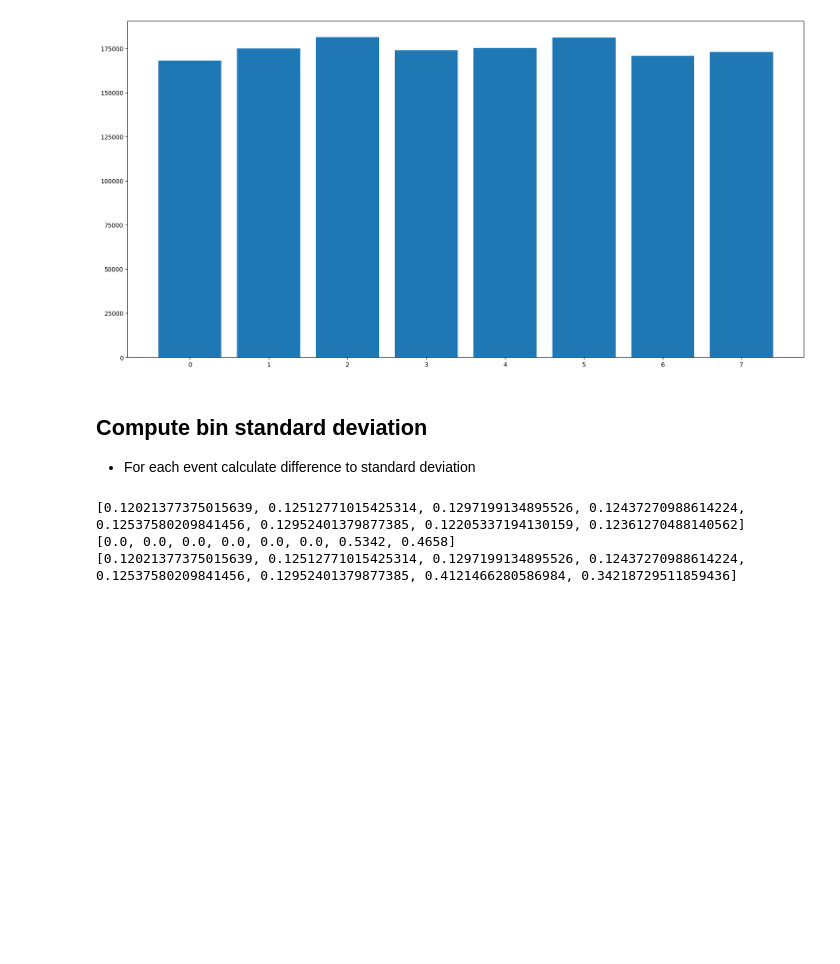
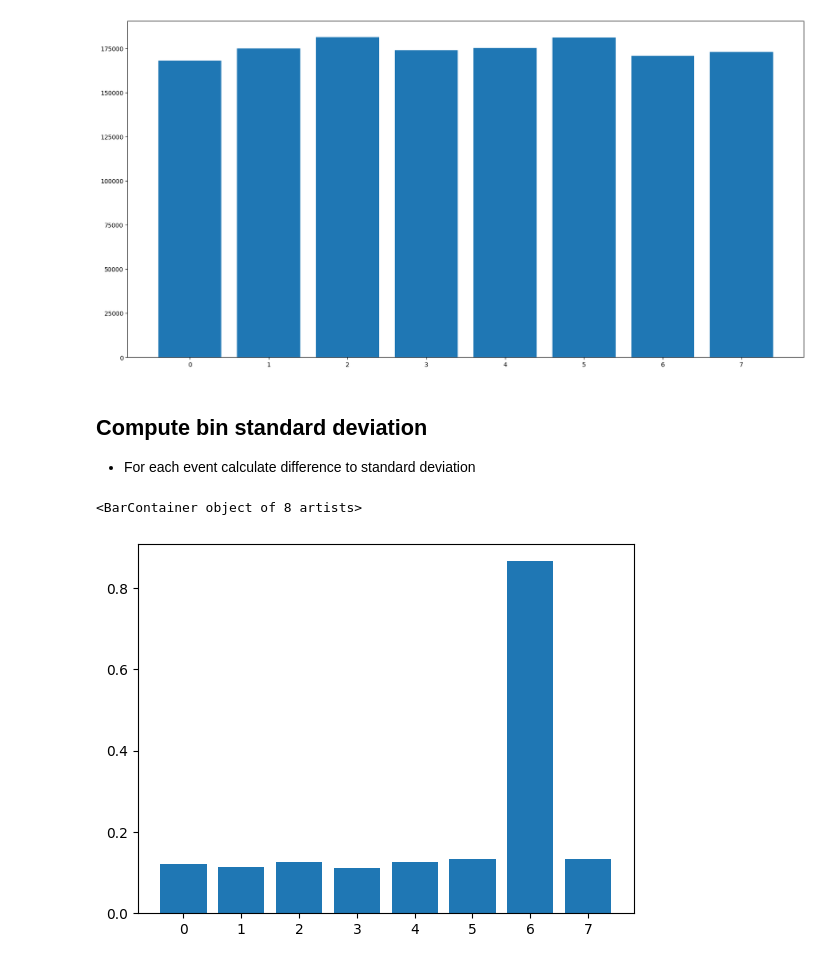
Before and after one commit to YannickLeon/EEGAnalysis, a Jupyter notebook: filtering2.ipynb, the cells around one changed output. Saved outputs shown, nothing was run; the diff lists cells and outputs as text; code cells hidden in the pictures; blank space fills up the shorter version.

Commit message:
single event bin-analysis

```diff
--- a/filtering2.ipynb
+++ b/filtering2.ipynb
@@ -131,24 +126,34 @@ def get_bin_probabilities(bins):
         sum += len(bin)
     return [len(bin)/sum for bin in bins]
 
-def get_bin_deviation(data, timestamp, timespan = 0.1, sampling_rate = 500):
+def get_bin_deviation(data, timestamp, timespan = 0.1*500):
     bins = create_bins(data)
     default = get_bin_probabilities(bins)
-    print(default)
 
-    event_bins = create_bins(data[int((timestamp-timespan/2)*sampling_rate):int((timestamp+timespan/2)*sampling_rate)])
+    event_bins = create_bins(data[int((timestamp-timespan/2)):int((timestamp+timespan/2))])
     event_probability = get_bin_probabilities(event_bins)
-    print(event_probability)
 
     deviation = []
     for i  in range(len(default)):
         deviation.append(abs(default[i]-event_probability[i]))
 
     return deviation
+
+def get_total_deviation(data, timestamp, timespan = 0.1, sampling_rate = 500):
+    total_deviation = [0 for i in range(8)]
+    for i in range(len(data)):
+        deviation = get_bin_deviation(data[i], timestamp*sampling_rate, timespan*sampling_rate)
+        for i in range(len(deviation)):
+            total_deviation[i] += deviation[i]
+
+    for i in range(len(total_deviation)):
+        total_deviation[i] /= len(data)
+    return total_deviation
-# %%
-deviation = get_bin_deviation(test[12], timestamp=110, timespan=10)
-print(deviation)
-# %% [output]
-[0.12021377375015639, 0.12512771015425314, 0.1297199134895526, 0.12437270988614224, 0.12537580209841456, 0.12952401379877385, 0.12205337194130159, 0.12361270488140562]
-[0.0, 0.0, 0.0, 0.0, 0.0, 0.0, 0.5342, 0.4658]
-[0.12021377375015639, 0.12512771015425314, 0.1297199134895526, 0.12437270988614224, 0.12537580209841456, 0.12952401379877385, 0.4121466280586984, 0.34218729511859436]
+# %%
+data = test[10:11]
+# %%
+total_deviation = get_total_deviation(data, 115.014)
+plt.bar([i for i in range(8)], total_deviation)
+# %% [output]
+<BarContainer object of 8 artists>
+[figure, added]
```
Also changed, not shown: parts of 7 cells of this notebook.
